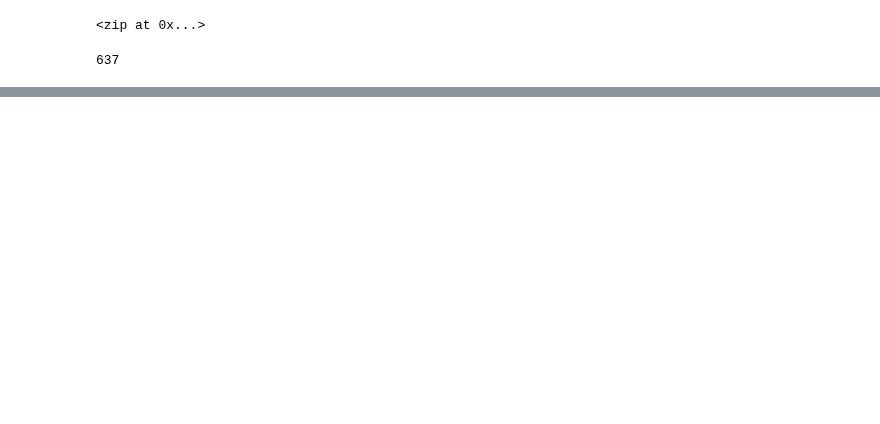
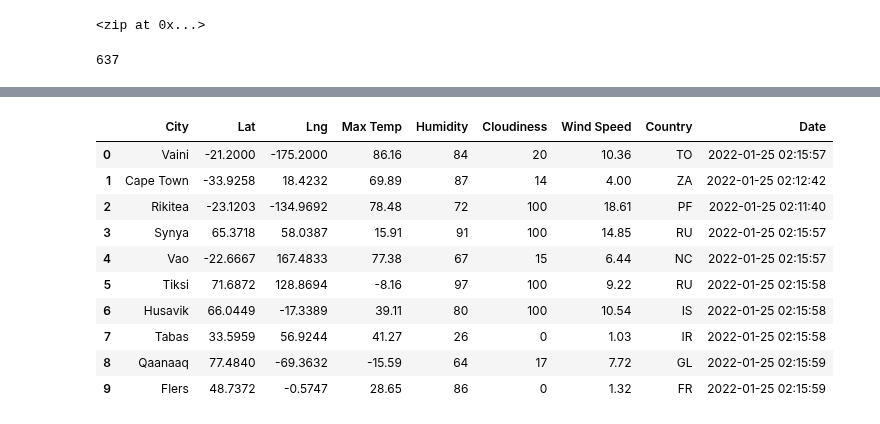
Before and after one commit to ChaniseS/World_Weather_Analysis, a Jupyter notebook: WeatherPy.ipynb, the cells around one changed output, grey strips where cells are left out. Cells and saved outputs as stored; diff of their text form; code cells hidden in the pictures; blank space fills up the shorter version.

```diff
--- a/WeatherPy.ipynb
+++ b/WeatherPy.ipynb
@@ -33,0 +40,4 @@ len(cities)
+# %%
+# Starting URL for Weather Map API Call.
+url = "http://api.openweathermap.org/data/2.5/weather?units=Imperial&APPID=fdf62d6d2c1da7c8e3eef9bebb15a147"
+print(url)
@@ -33,0 +130,16 @@ len(cities)
+# %%
+# Convert the array of dictionaries to a Pandas DataFrame.
+city_data_df = pd.DataFrame(city_data)
+city_data_df.head(10)
+# %% [output]
+|  | City | Lat | Lng | Max Temp | Humidity | Cloudiness | Wind Speed | Country | Date |
+| 0 | Vaini | -21.2000 | -175.2000 | 86.16 | 84 | 20 | 10.36 | TO | 2022-01-25 02:15:57 |
+| 1 | Cape Town | -33.9258 | 18.4232 | 69.89 | 87 | 14 | 4.00 | ZA | 2022-01-25 02:12:42 |
+| 2 | Rikitea | -23.1203 | -134.9692 | 78.48 | 72 | 100 | 18.61 | PF | 2022-01-25 02:11:40 |
+| 3 | Synya | 65.3718 | 58.0387 | 15.91 | 91 | 100 | 14.85 | RU | 2022-01-25 02:15:57 |
+| 4 | Vao | -22.6667 | 167.4833 | 77.38 | 67 | 15 | 6.44 | NC | 2022-01-25 02:15:57 |
+| 5 | Tiksi | 71.6872 | 128.8694 | -8.16 | 97 | 100 | 9.22 | RU | 2022-01-25 02:15:58 |
+| 6 | Husavik | 66.0449 | -17.3389 | 39.11 | 80 | 100 | 10.54 | IS | 2022-01-25 02:15:58 |
+| 7 | Tabas | 33.5959 | 56.9244 | 41.27 | 26 | 0 | 1.03 | IR | 2022-01-25 02:15:58 |
+| 8 | Qaanaaq | 77.4840 | -69.3632 | -15.59 | 64 | 17 | 7.72 | GL | 2022-01-25 02:15:59 |
+| 9 | Flers | 48.7372 | -0.5747 | 28.65 | 86 | 0 | 1.32 | FR | 2022-01-25 02:15:59 |
```
Also changed, not shown: parts of 6 cells of this notebook, 4 other files.
